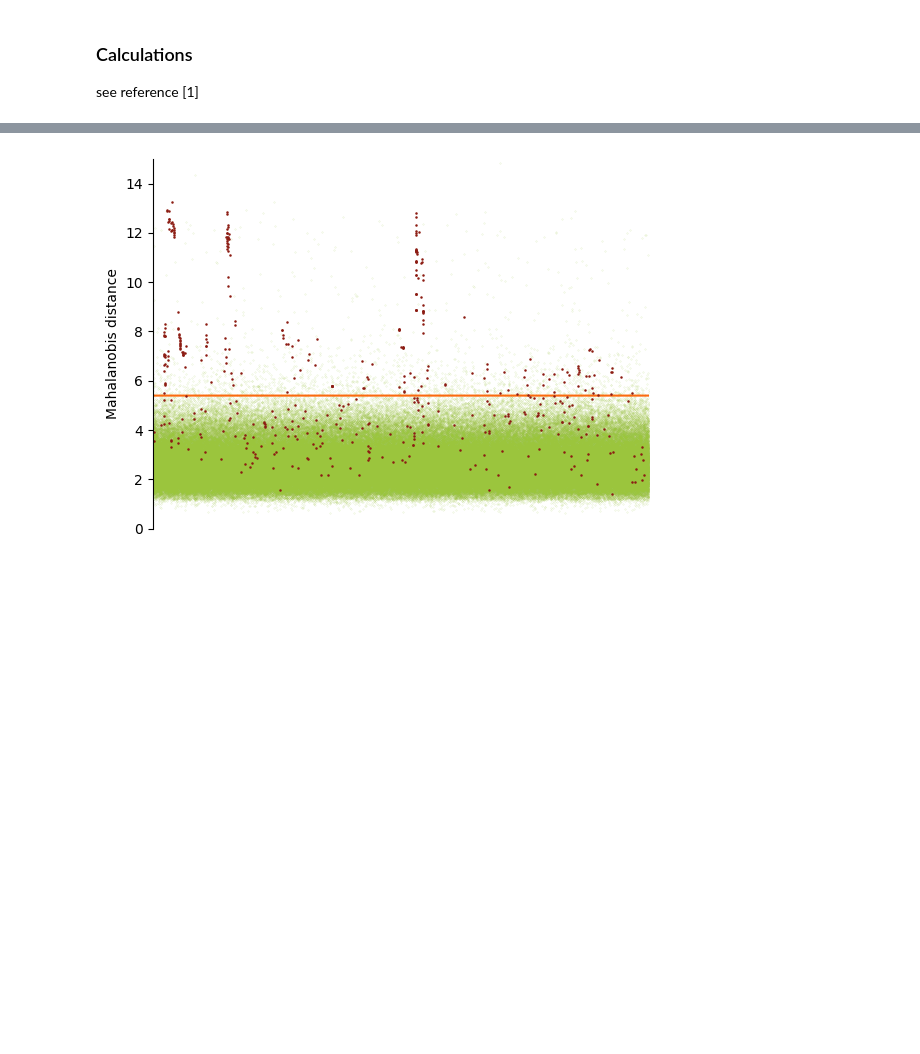
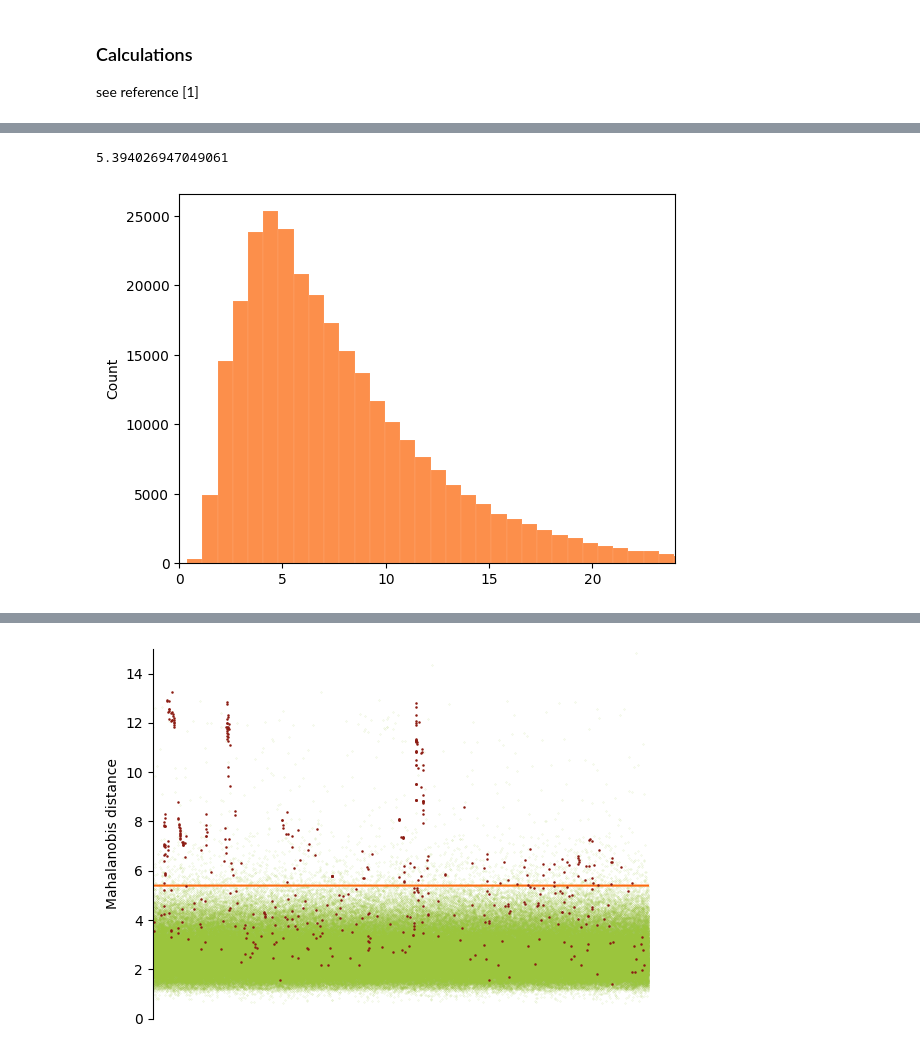
Before and after one commit to vivienneprince/ML-Proj, a Jupyter notebook: PCA_Demo.ipynb, the cells around one changed output, grey strips where cells are left out. Drawn from its saved outputs; the diff is of its cells as text; code cells hidden in the pictures; blank space fills up the shorter version.

```diff
--- a/PCA_Demo.ipynb
+++ b/PCA_Demo.ipynb
@@ -203,0 +154,14 @@ anomaly_alldata.to_csv('Anomaly_distance.csv')
+# %%
+# Threshold value for flagging an anomaly:
+plt.figure()
+sns.histplot(np.square(dist_train),
+             bins = 600,
+             kde= False,
+             color = '#FC6A0F')
+plt.xlim([0.0,24])
+print(threshold)
+
+plt.savefig("MDsq_fig", dpi = 10**3, transparent=False)
+# %% [output]
+5.394026947049061
+[figure, added]
```
Also changed, not shown: parts of 8 cells of this notebook, 10 other files.
